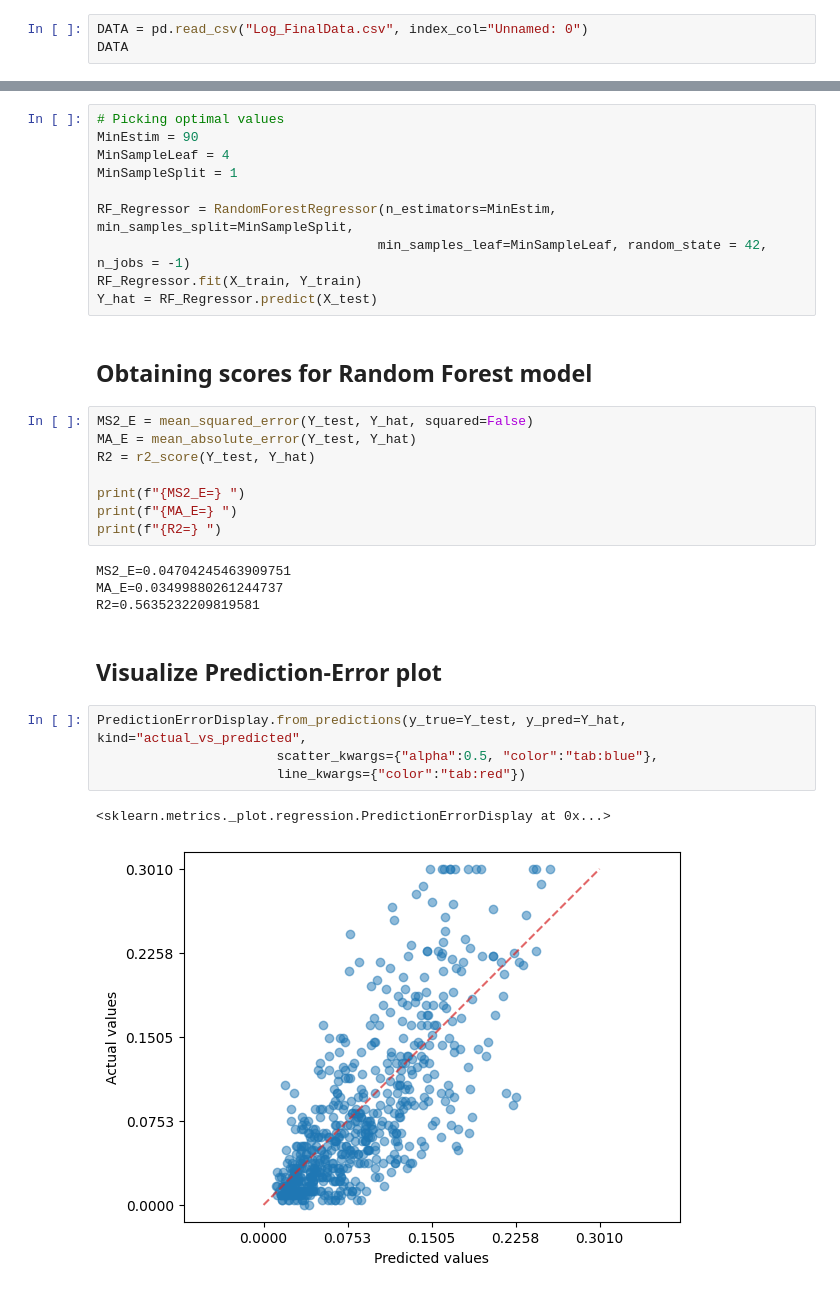
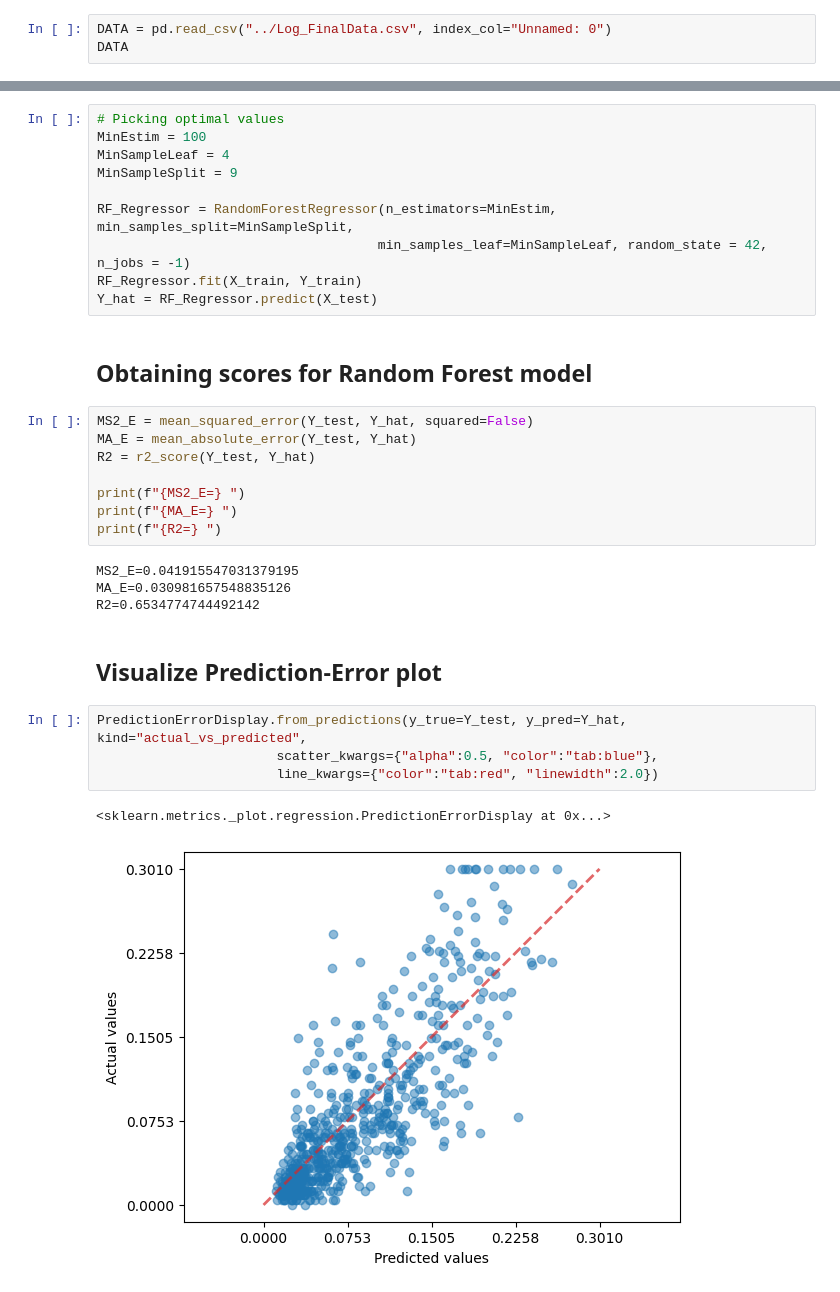
Before and after one commit to FedeSS99/Proyecto-Crystal-TEC, a Jupyter notebook: Models/RandomForestRegressor.ipynb, the cells around one changed output, grey strips where cells are left out. Saved outputs shown, nothing was run; the diff lists cells and outputs as text.

Commit message:
Updated and changed models' results plots

```diff
--- a/Models/RandomForestRegressor.ipynb
+++ b/Models/RandomForestRegressor.ipynb
@@ -13,7 +13,7 @@ from sklearn.metrics import r2_score, mean_squared_error, mean_absolute_error, P
 # %% [markdown]
 ## Reading the logaritmic dataset
 # %%
-DATA = pd.read_csv("Log_FinalData.csv", index_col="Unnamed: 0")
+DATA = pd.read_csv("../Log_FinalData.csv", index_col="Unnamed: 0")
 DATA
 # %% [output]
 |  | log_pctWSocSec | log_perCapInc | log_PctEmplProfServ | log_FemalePctDiv | log_NumImmig | log_PctImmigRec10 | ... |
@@ -79,9 +79,9 @@ MinR2=0.5635232209819581
 ## Using optimal number of samples for leafs and splits and number of estimators for Random Forest model
 # %%
 # Picking optimal values
-MinEstim = 90
+MinEstim = 100
 MinSampleLeaf = 4
-MinSampleSplit = 1
+MinSampleSplit = 9
 
 RF_Regressor = RandomForestRegressor(n_estimators=MinEstim, min_samples_split=MinSampleSplit,
                                     min_samples_leaf=MinSampleLeaf, random_state = 42, n_jobs = -1)
@@ -98,15 +98,15 @@ print(f"{MS2_E=} ")
 print(f"{MA_E=} ")
 print(f"{R2=} ")
 # %% [output]
-MS2_E=0.04704245463909751
-MA_E=0.03499880261244737
-R2=0.5635232209819581
+MS2_E=0.041915547031379195
+MA_E=0.030981657548835126
+R2=0.6534774744492142
 # %% [markdown]
 ## Visualize Prediction-Error plot
 # %%
 PredictionErrorDisplay.from_predictions(y_true=Y_test, y_pred=Y_hat, kind="actual_vs_predicted",
                        scatter_kwargs={"alpha":0.5, "color":"tab:blue"},
-                       line_kwargs={"color":"tab:red"})
+                       line_kwargs={"color":"tab:red", "linewidth":2.0})
 # %% [output]
 <sklearn.metrics._plot.regression.PredictionErrorDisplay at 0x...>
-[figure, old version]
+[figure, new version]
```
Also changed, not shown: parts of 3 cells of this notebook, 3 other files.
